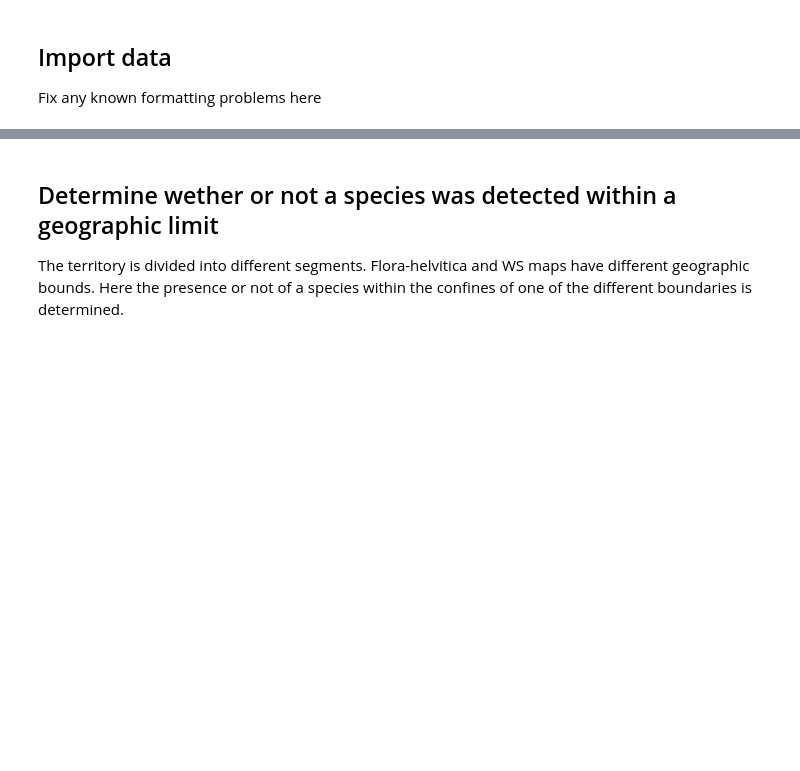
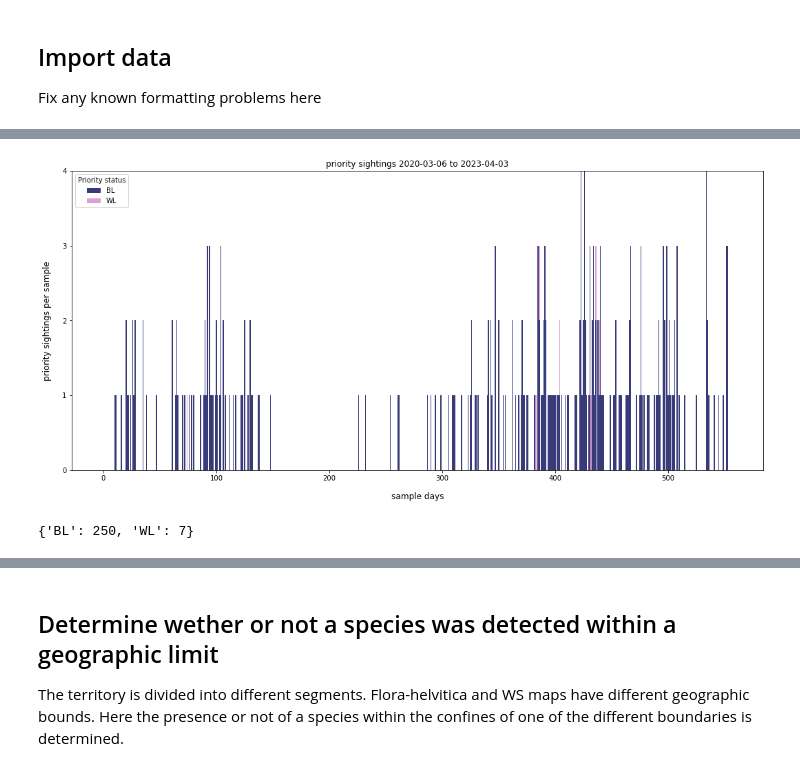
Before and after one commit to thorerismann/flora-buckets, a Jupyter notebook: species_watch_lists.ipynb, the cells around one changed output, grey strips where cells are left out. Cells and saved outputs as stored; diff of their text form; code cells hidden in the pictures; blank space fills up the shorter version.

```diff
--- a/species_watch_lists.ipynb
+++ b/species_watch_lists.ipynb
@@ -221,0 +540,26 @@ pd.concat[DataFrame.from_records(x["redlist"])
+# %%
+qsamps = [the_status_from_a_collection_of_surveys(ssp[asamps], cols= bl, alist="invasives") for asamps in samps]
+qs =  [x["invasives"]["list_2014"] for x in qsamps]
+
+totals = npe_method(qs)
+categories = totals.keys()
+a = get_cmap(len(categories), name='tab20b')
+
+fig, ax = plt.subplots(figsize=(18,8))
+
+ax = simple_stacked_bar(ax,qs, categories, bottom=0)
+
+ax.set_ylabel("priority sightings per sample", fontsize=12, labelpad=15)
+ax.set_xlabel("sample days", fontsize=12, labelpad=15)
+ax.set_title(f"priority sightings {mindate} to {maxdate}")
+ax.yaxis.set_major_locator(MaxNLocator(integer=True))
+handles, labels = plt.gca().get_legend_handles_labels()
+by_label = dict(zip(labels, handles))
+plt.legend(by_label.values(), by_label.keys(), title="Priority status")
+plt.show()
+# %% [output]
+[figure, added]
+# %%
+totals
+# %% [output]
+{'BL': 250, 'WL': 7}
```
Also changed, not shown: parts of 47 cells of this notebook, 1 other file.
